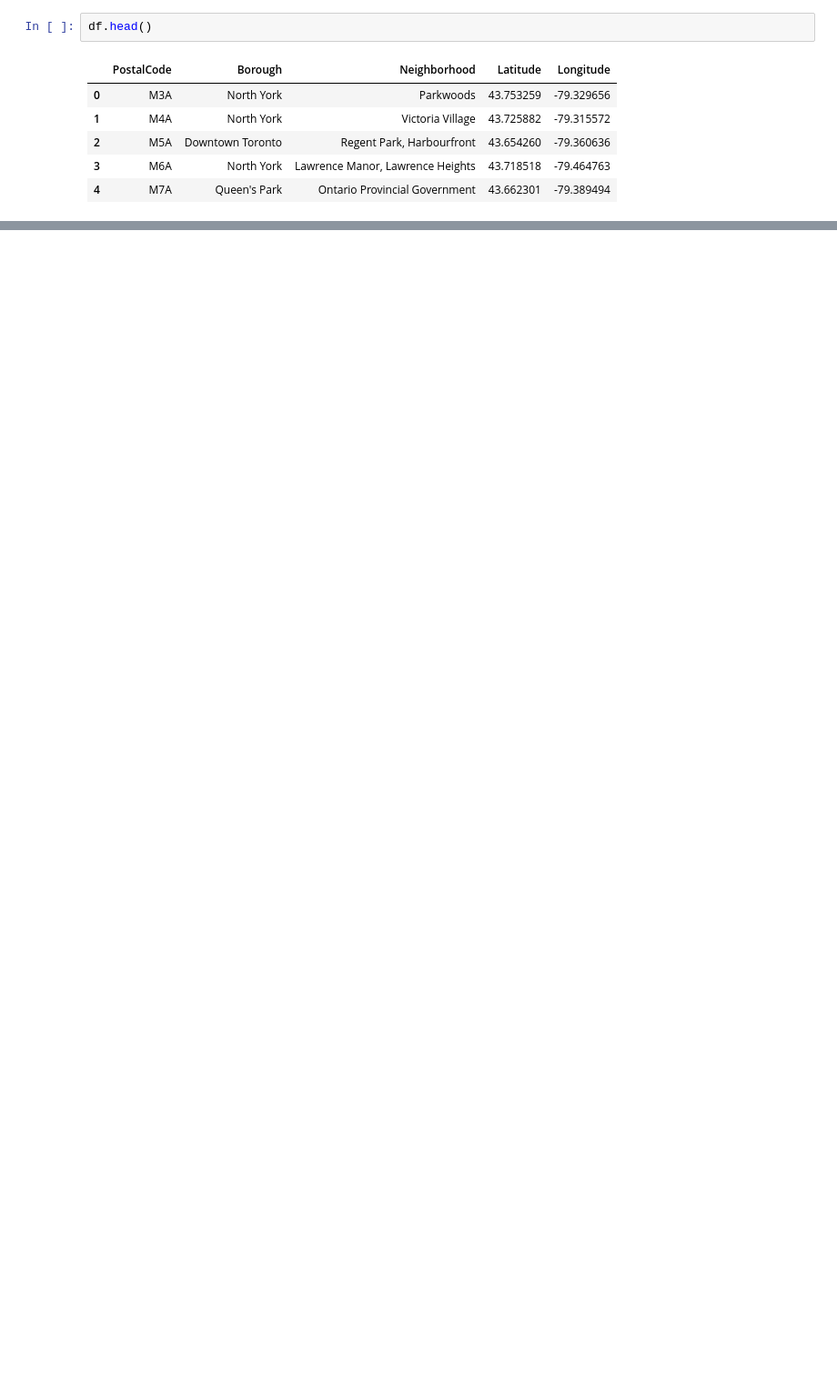
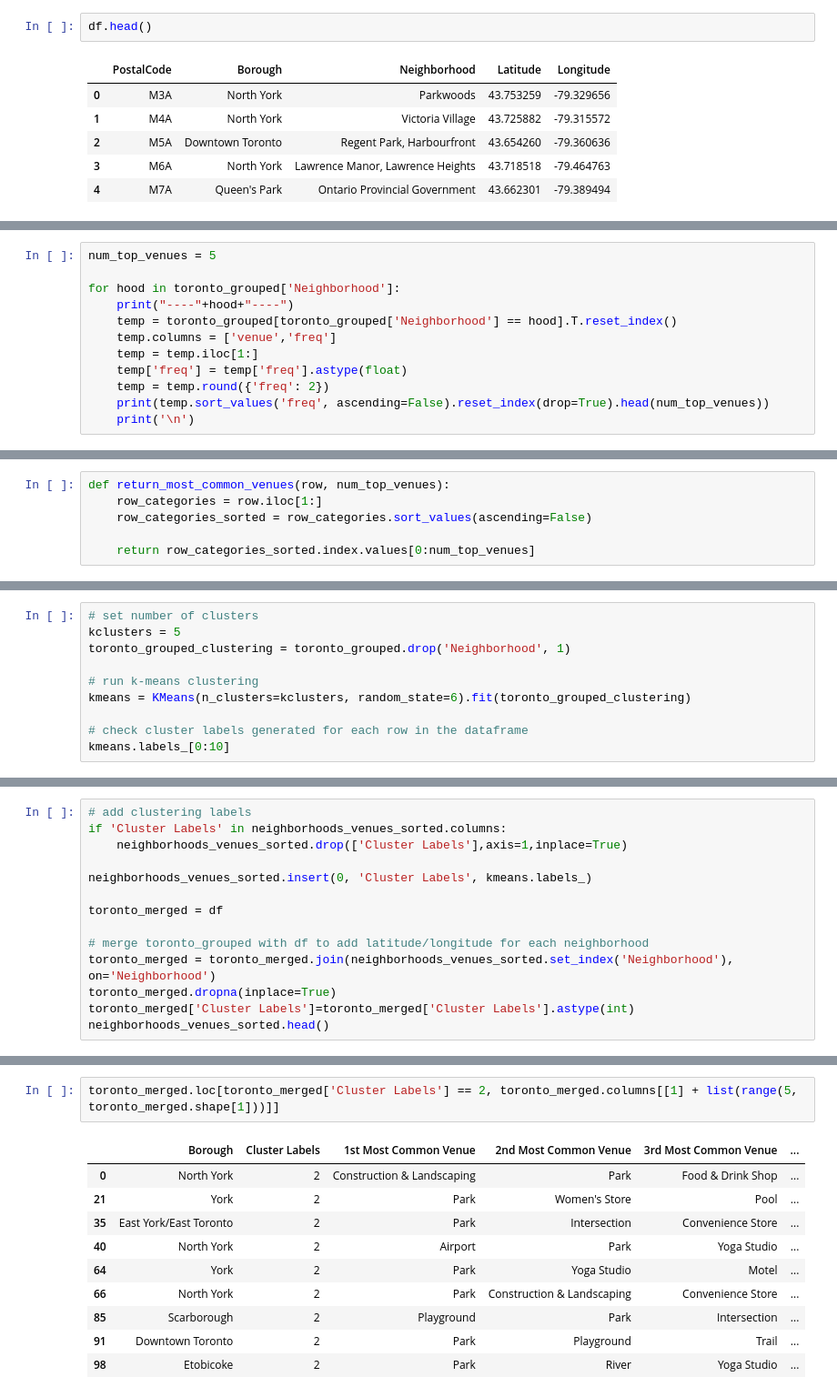
Before and after one commit to davidchen127/Coursera_Capstone, a Jupyter notebook: Segmenting and Clustering Neighborhoods in Toronto.ipynb, the cells around one changed output, grey strips where cells are left out. Shown at 91% size. Cells and saved outputs as stored; diff of their text form; blank space fills up the shorter version.

```diff
--- a/Segmenting and Clustering Neighborhoods in Toronto.ipynb
+++ b/Segmenting and Clustering Neighborhoods in Toronto.ipynb
@@ -68,0 +197,12 @@ df.head()
+# %%
+num_top_venues = 5
+
+for hood in toronto_grouped['Neighborhood']:
+    print("----"+hood+"----")
+    temp = toronto_grouped[toronto_grouped['Neighborhood'] == hood].T.reset_index()
+    temp.columns = ['venue','freq']
+    temp = temp.iloc[1:]
+    temp['freq'] = temp['freq'].astype(float)
+    temp = temp.round({'freq': 2})
+    print(temp.sort_values('freq', ascending=False).reset_index(drop=True).head(num_top_venues))
+    print('\n')
@@ -68,0 +229,6 @@ df.head()
+# %%
+def return_most_common_venues(row, num_top_venues):
+    row_categories = row.iloc[1:]
+    row_categories_sorted = row_categories.sort_values(ascending=False)
+
+    return row_categories_sorted.index.values[0:num_top_venues]
@@ -68,0 +269,10 @@ df.head()
+# %%
+# set number of clusters
+kclusters = 5
+toronto_grouped_clustering = toronto_grouped.drop('Neighborhood', 1)
+
+# run k-means clustering
+kmeans = KMeans(n_clusters=kclusters, random_state=6).fit(toronto_grouped_clustering)
+
+# check cluster labels generated for each row in the dataframe
+kmeans.labels_[0:10]
@@ -68,0 +283,14 @@ df.head()
+# %%
+# add clustering labels
+if 'Cluster Labels' in neighborhoods_venues_sorted.columns:
+    neighborhoods_venues_sorted.drop(['Cluster Labels'],axis=1,inplace=True)
+
+neighborhoods_venues_sorted.insert(0, 'Cluster Labels', kmeans.labels_)
+
+toronto_merged = df
+
+# merge toronto_grouped with df to add latitude/longitude for each neighborhood
+toronto_merged = toronto_merged.join(neighborhoods_venues_sorted.set_index('Neighborhood'), on='Neighborhood')
+toronto_merged.dropna(inplace=True)
+toronto_merged['Cluster Labels']=toronto_merged['Cluster Labels'].astype(int)
+neighborhoods_venues_sorted.head()
@@ -68,0 +344,13 @@ df.head()
+# %%
+toronto_merged.loc[toronto_merged['Cluster Labels'] == 2, toronto_merged.columns[[1] + list(range(5, toronto_merged.shape[1]))]]
+# %% [output]
+|  | Borough | Cluster Labels | 1st Most Common Venue | 2nd Most Common Venue | 3rd Most Common Venue | ... |
+| 0 | North York | 2 | Construction & Landscaping | Park | Food & Drink Shop | ... |
+| 21 | York | 2 | Park | Women's Store | Pool | ... |
+| 35 | East York/East Toronto | 2 | Park | Intersection | Convenience Store | ... |
+| 40 | North York | 2 | Airport | Park | Yoga Studio | ... |
+| 64 | York | 2 | Park | Yoga Studio | Motel | ... |
+| 66 | North York | 2 | Park | Construction & Landscaping | Convenience Store | ... |
+| 85 | Scarborough | 2 | Playground | Park | Intersection | ... |
+| 91 | Downtown Toronto | 2 | Park | Playground | Trail | ... |
+| 98 | Etobicoke | 2 | Park | River | Yoga Studio | ... |
```
Also changed, not shown: parts of 30 cells of this notebook.
